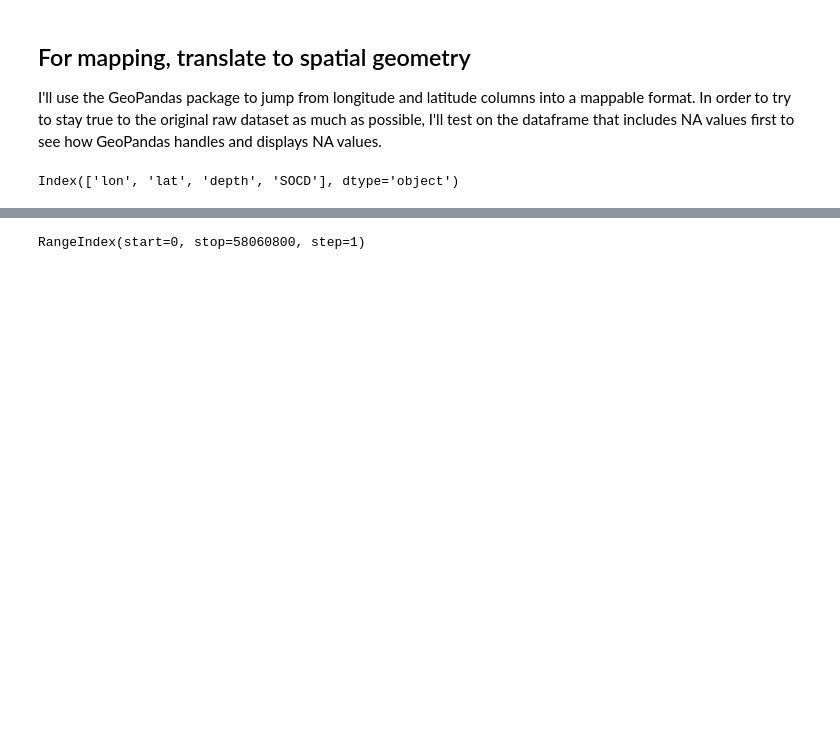
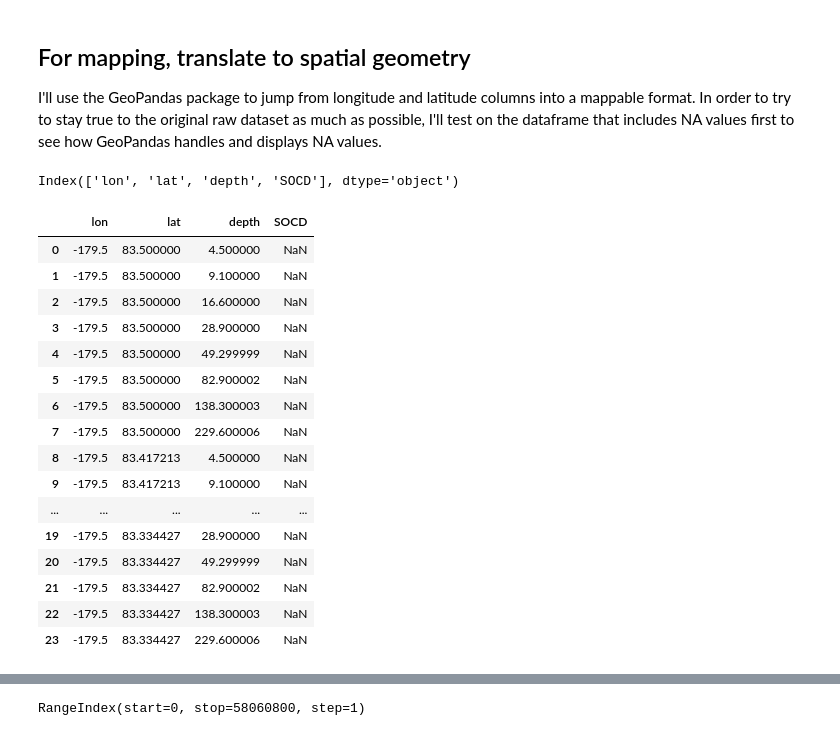
Before and after one commit to khurchla/sustain-our-soil-for-our-food, a Jupyter notebook: analysis/soil_data_analysis.ipynb, the cells around one changed output, grey strips where cells are left out. Drawn from its saved outputs; the diff is of its cells as text; code cells hidden in the pictures; blank space fills up the shorter version.

```diff
--- a/analysis/soil_data_analysis.ipynb
+++ b/analysis/soil_data_analysis.ipynb
@@ -358,9 +386,30 @@ I'll use the GeoPandas package to jump from longitude and latitude columns into
 # %%
 # first try this with NA values left in, to stay true to data source as much as possible, and
 # first flatten the multiple indexes and reset the index, so that lon, lat will be recognized at keys
-df = df.groupby(level=[0,1,2]).sum().reset_index()
+df = df.reset_index()
 # %%
 # check this dataframe's columns; lon, lat, and depth have been added to columns with SOCD now
 df.columns
 # %% [output]
 Index(['lon', 'lat', 'depth', 'SOCD'], dtype='object')
+# %%
+# view just the first 24 records
+df.head(24)
+# %% [output]
+|  | lon | lat | depth | SOCD |
+| 0 | -179.5 | 83.500000 | 4.500000 | NaN |
+| 1 | -179.5 | 83.500000 | 9.100000 | NaN |
+| 2 | -179.5 | 83.500000 | 16.600000 | NaN |
+| 3 | -179.5 | 83.500000 | 28.900000 | NaN |
+| 4 | -179.5 | 83.500000 | 49.299999 | NaN |
+| 5 | -179.5 | 83.500000 | 82.900002 | NaN |
+| 6 | -179.5 | 83.500000 | 138.300003 | NaN |
+| 7 | -179.5 | 83.500000 | 229.600006 | NaN |
+| 8 | -179.5 | 83.417213 | 4.500000 | NaN |
+| 9 | -179.5 | 83.417213 | 9.100000 | NaN |
+| ... | ... | ... | ... | ... |
+| 19 | -179.5 | 83.334427 | 28.900000 | NaN |
+| 20 | -179.5 | 83.334427 | 49.299999 | NaN |
+| 21 | -179.5 | 83.334427 | 82.900002 | NaN |
+| 22 | -179.5 | 83.334427 | 138.300003 | NaN |
+| 23 | -179.5 | 83.334427 | 229.600006 | NaN |
```
Also changed, not shown: parts of 10 cells of this notebook, 2 other files.
